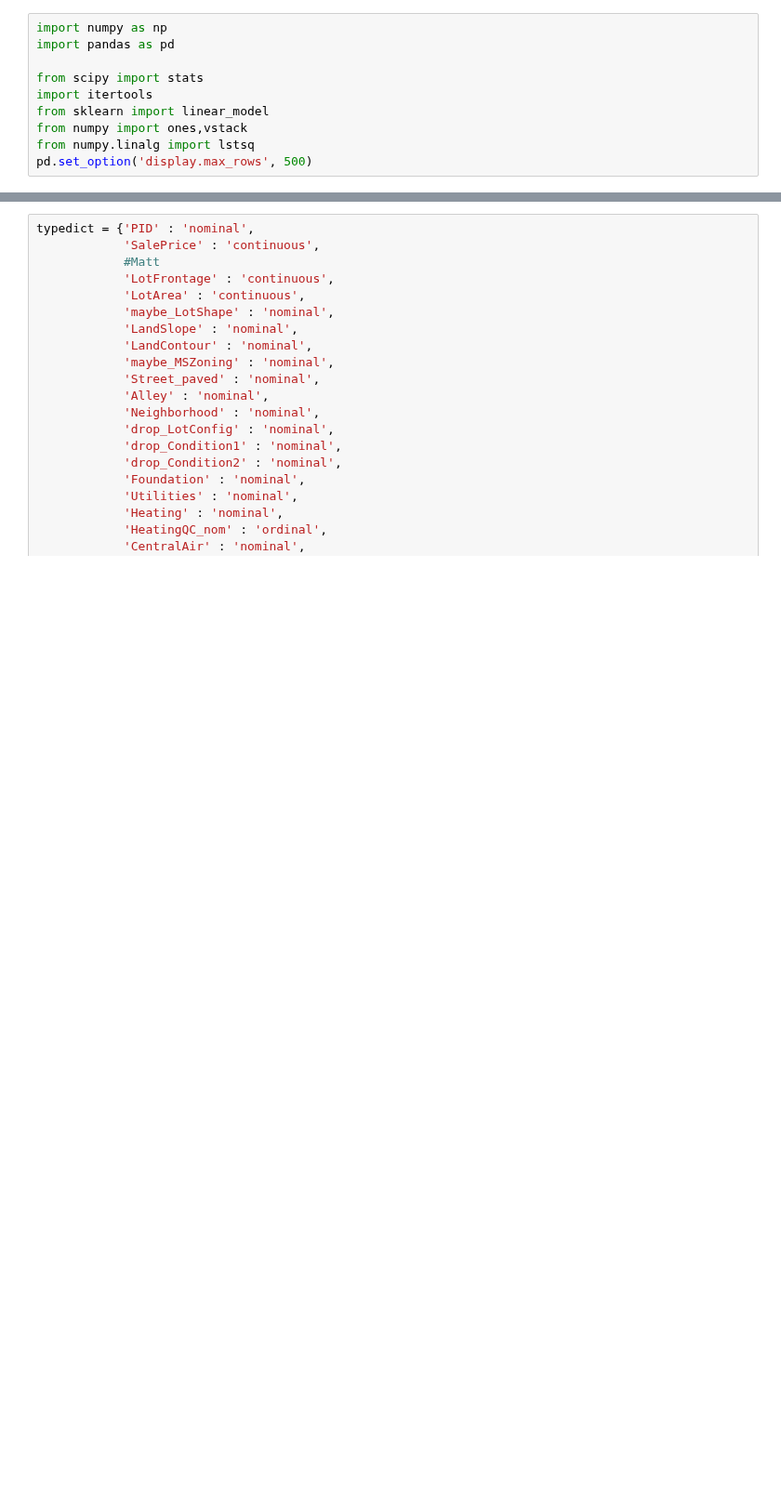
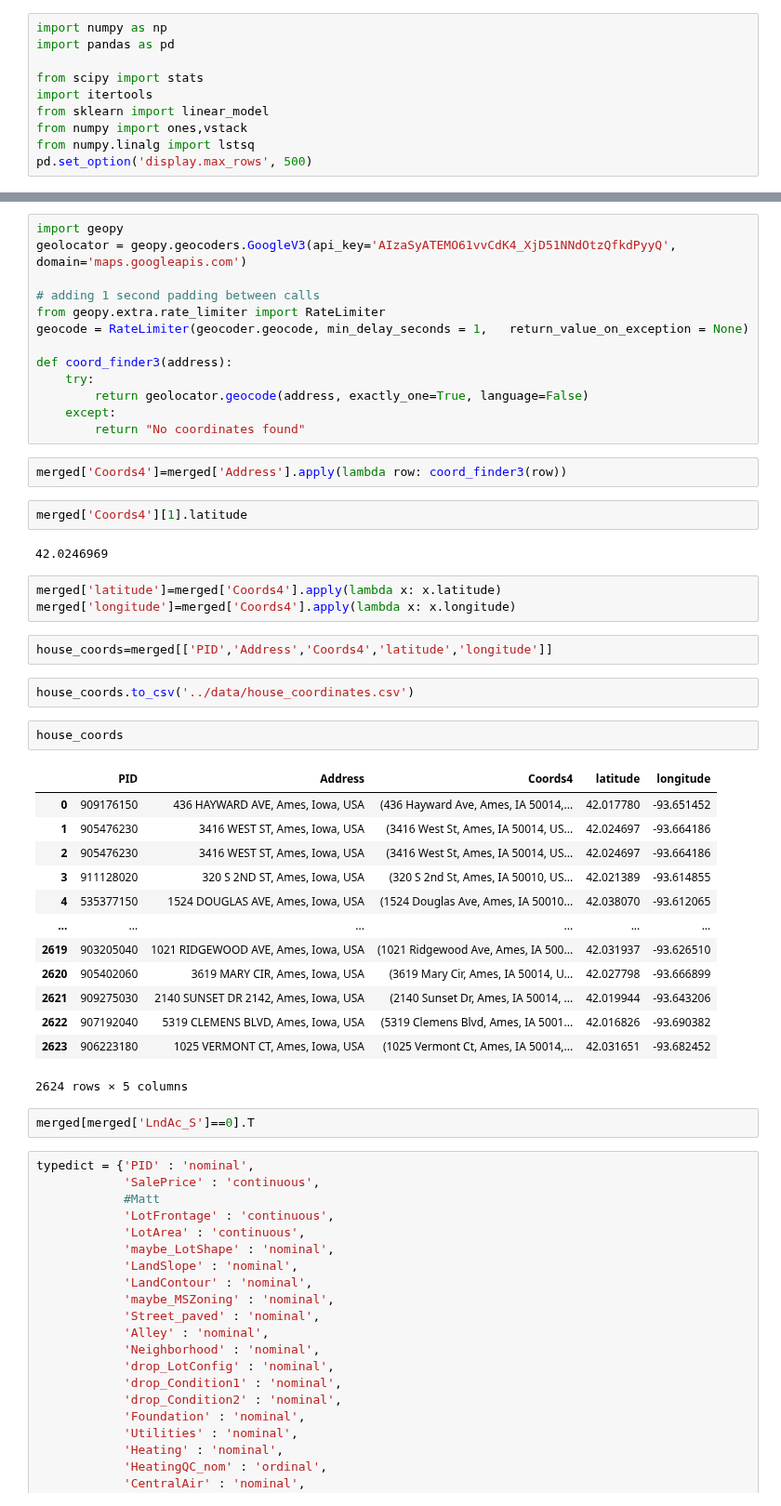
Before and after one commit to kiwymic/operation_goldfish-1, a Jupyter notebook: Moritz/Lasso.ipynb, the cells around one changed output, grey strips where cells are left out. Shown at 93% size. Cells and saved outputs as stored; diff of their text form; blank space fills up the shorter version.

Commit message:
House coordinate analysis

```diff
--- a/Moritz/Lasso.ipynb
+++ b/Moritz/Lasso.ipynb
@@ -13,3 +77,47 @@ df = pd.read_csv("../data/Ames_Housing_Price_Data_v2.csv", index_col=0)
+# %%
+import geopy
+geolocator = geopy.geocoders.GoogleV3(api_key='AIzaSyATEMO61vvCdK4_XjD51NNdOtzQfkdPyyQ', domain='maps.googleapis.com')
+
+# adding 1 second padding between calls
+from geopy.extra.rate_limiter import RateLimiter
+geocode = RateLimiter(geocoder.geocode, min_delay_seconds = 1,   return_value_on_exception = None)
+
+def coord_finder3(address):
+    try:
+        return geolocator.geocode(address, exactly_one=True, language=False)
+    except:
+        return "No coordinates found"
+# %%
+merged['Coords4']=merged['Address'].apply(lambda row: coord_finder3(row))
+# %%
+merged['Coords4'][1].latitude
+# %% [output]
+42.0246969
+# %%
+merged['latitude']=merged['Coords4'].apply(lambda x: x.latitude)
+merged['longitude']=merged['Coords4'].apply(lambda x: x.longitude)
+# %%
+house_coords=merged[['PID','Address','Coords4','latitude','longitude']]
+# %%
+house_coords.to_csv('../data/house_coordinates.csv')
+# %%
+house_coords
+# %% [output]
+|  | PID | Address | Coords4 | latitude | longitude |
+| 0 | 909176150 | 436 HAYWARD AVE, Ames, Iowa, USA | (436 Hayward Ave, Ames, IA 50014,... | 42.017780 | -93.651452 |
+| 1 | 905476230 | 3416 WEST ST, Ames, Iowa, USA | (3416 West St, Ames, IA 50014, US... | 42.024697 | -93.664186 |
+| 2 | 905476230 | 3416 WEST ST, Ames, Iowa, USA | (3416 West St, Ames, IA 50014, US... | 42.024697 | -93.664186 |
+| 3 | 911128020 | 320 S 2ND ST, Ames, Iowa, USA | (320 S 2nd St, Ames, IA 50010, US... | 42.021389 | -93.614855 |
+| 4 | 535377150 | 1524 DOUGLAS AVE, Ames, Iowa, USA | (1524 Douglas Ave, Ames, IA 50010... | 42.038070 | -93.612065 |
+| ... | ... | ... | ... | ... | ... |
+| 2619 | 903205040 | 1021 RIDGEWOOD AVE, Ames, Iowa, USA | (1021 Ridgewood Ave, Ames, IA 500... | 42.031937 | -93.626510 |
+| 2620 | 905402060 | 3619 MARY CIR, Ames, Iowa, USA | (3619 Mary Cir, Ames, IA 50014, U... | 42.027798 | -93.666899 |
+| 2621 | 909275030 | 2140 SUNSET DR 2142, Ames, Iowa, USA | (2140 Sunset Dr, Ames, IA 50014, ... | 42.019944 | -93.643206 |
+| 2622 | 907192040 | 5319 CLEMENS BLVD, Ames, Iowa, USA | (5319 Clemens Blvd, Ames, IA 5001... | 42.016826 | -93.690382 |
+| 2623 | 906223180 | 1025 VERMONT CT, Ames, Iowa, USA | (1025 Vermont Ct, Ames, IA 50014,... | 42.031651 | -93.682452 |
+2624 rows × 5 columns
+# %%
+merged[merged['LndAc_S']==0].T
 # %%
 typedict = {'PID' : 'nominal',
             'SalePrice' : 'continuous',
```
Also changed, not shown: parts of 17 cells of this notebook, 2 other files.
